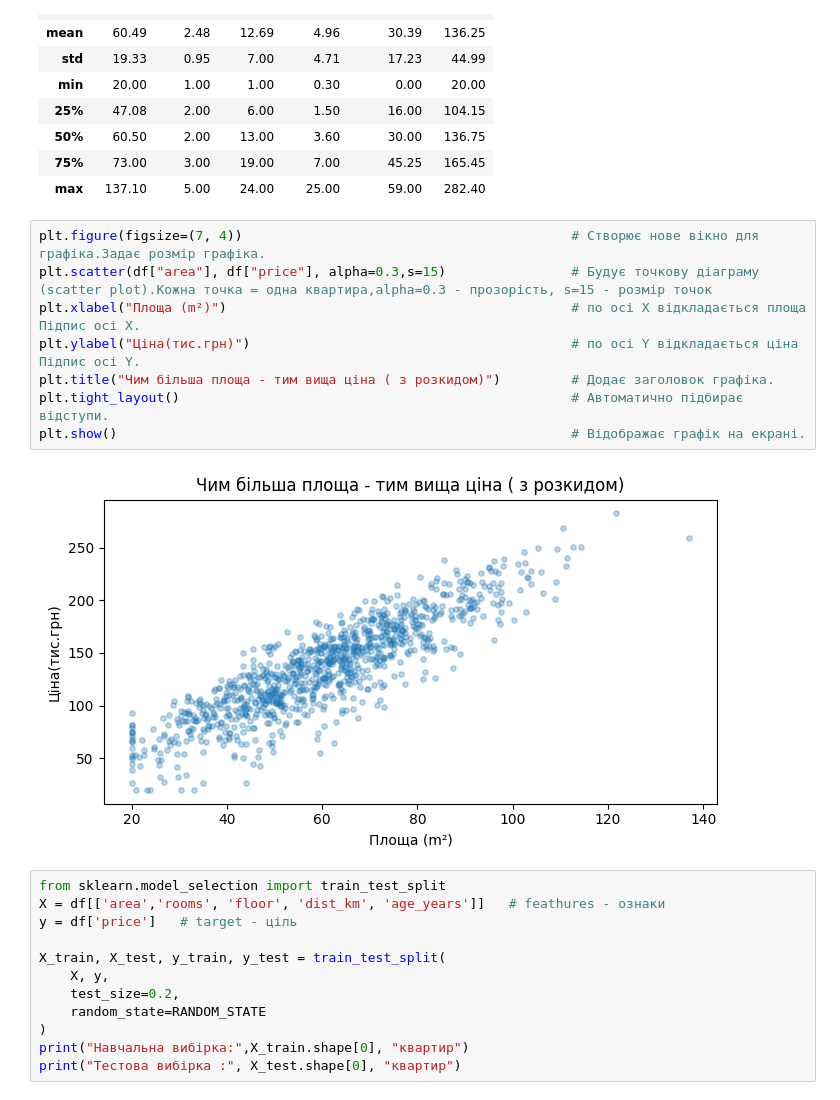
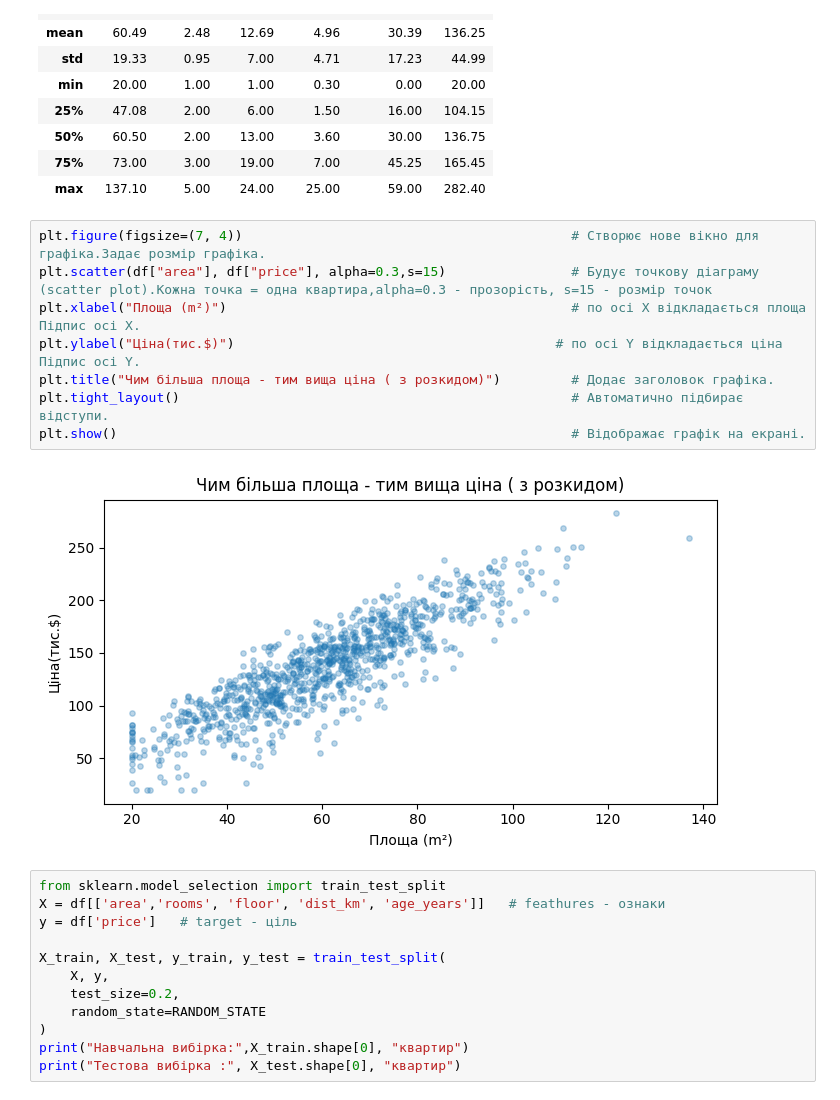
Before and after one commit to edik06031-rgb/DTA_2026, a Jupyter notebook: classmade/LinearRegression_DTA.ipynb, the cells around one changed output. Saved outputs shown, nothing was run; the diff lists cells and outputs as text.

```diff
--- a/classmade/LinearRegression_DTA.ipynb
+++ b/classmade/LinearRegression_DTA.ipynb
@@ -89,13 +89,13 @@ dtype: int64
 # %%
 plt.figure(figsize=(7, 4))                                          # Створює нове вікно для графіка.Задає розмір графіка.
 plt.scatter(df["area"], df["price"], alpha=0.3,s=15)                # Будує точкову діаграму (scatter plot).Кожна точка = одна квартира,alpha=0.3 - прозорість, s=15 - розмір точок
 plt.xlabel("Площа (m²)")                                            # по осі X відкладається площа Підпис осі X.
-plt.ylabel("Ціна(тис.грн)")                                         # по осі Y відкладається ціна Підпис осі Y.
+plt.ylabel("Ціна(тис.$)")                                         # по осі Y відкладається ціна Підпис осі Y.
 plt.title("Чим більша площа - тим вища ціна ( з розкидом)")         # Додає заголовок графіка.
 plt.tight_layout()                                                  # Автоматично підбирає відступи.
 plt.show()                                                          # Відображає графік на екрані.
 # %% [output]
-[figure, old version]
+[figure, new version]
 # %%
 from sklearn.model_selection import train_test_split
 X = df[['area','rooms', 'floor', 'dist_km', 'age_years']]   # feathures - ознаки
```
Also changed, not shown: parts of 4 cells of this notebook.
